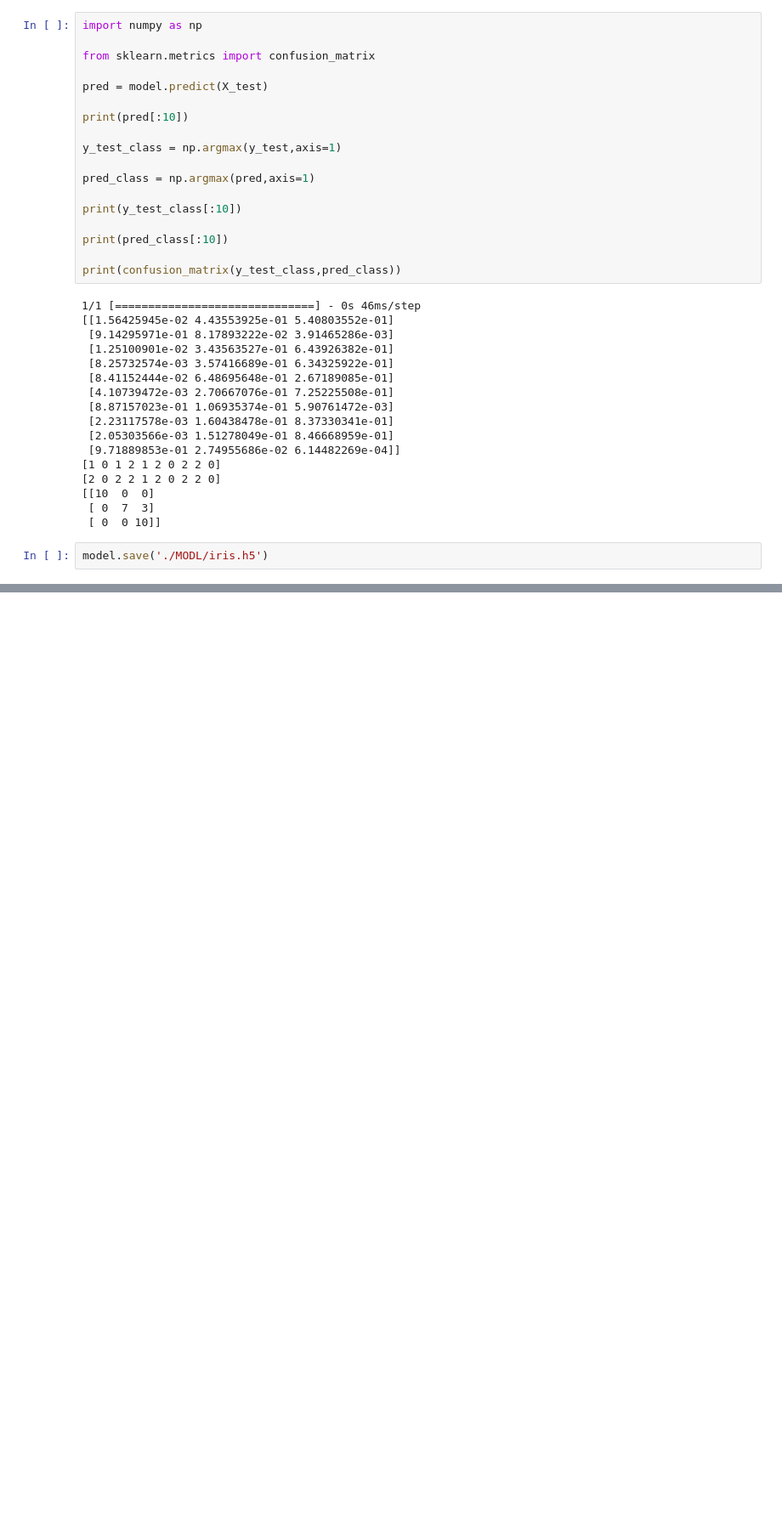
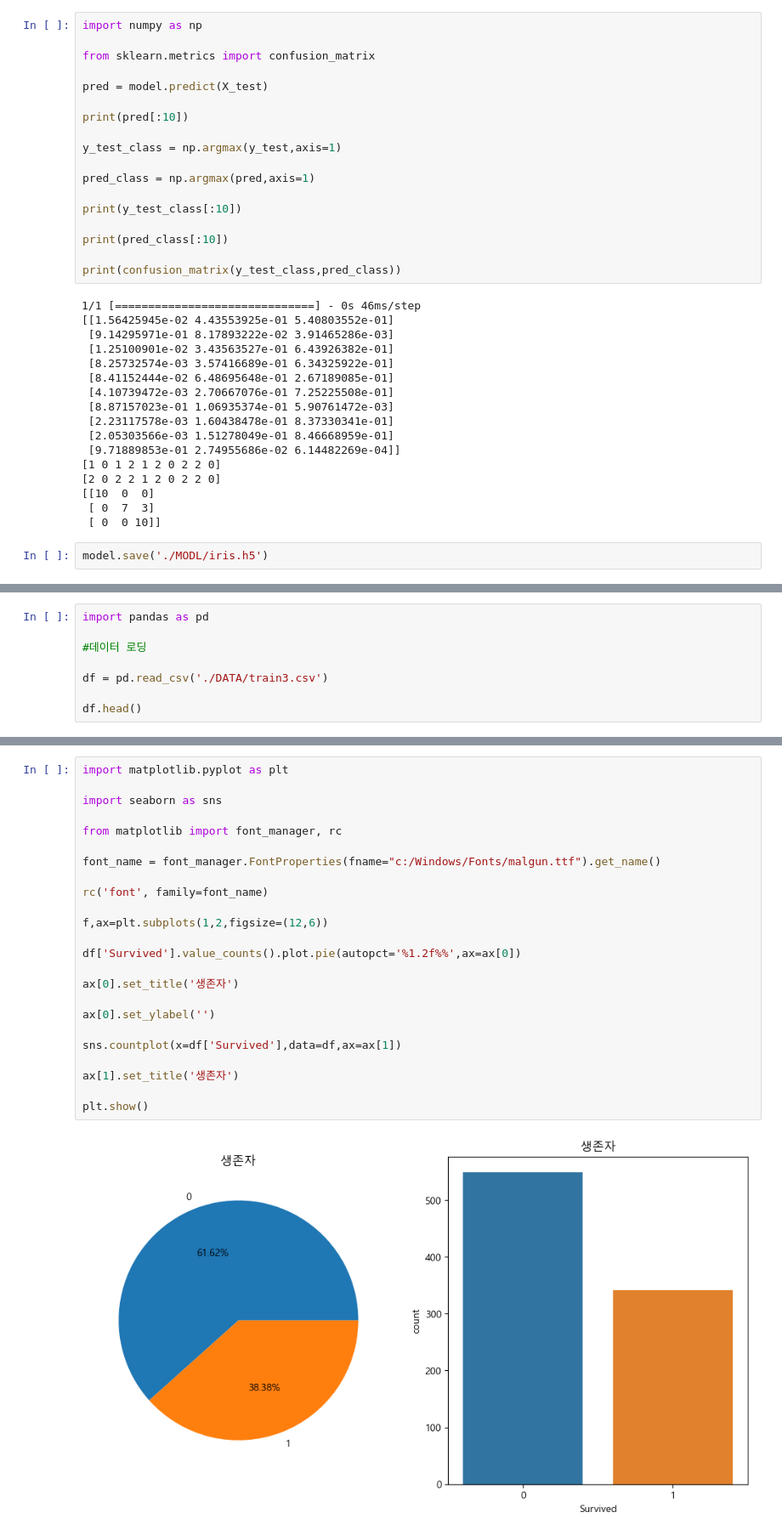
Before and after one commit to manki8908/Class_TJ_c22, a Jupyter notebook: python-인공신경망-tensorflow.ipynb, the cells around one changed output, grey strips where cells are left out. Shown at 85% size. Drawn from its saved outputs; the diff is of its cells as text; blank space fills up the shorter version.

```diff
--- a/python-인공신경망-tensorflow.ipynb
+++ b/python-인공신경망-tensorflow.ipynb
@@ -863,0 +954,8 @@ model.save('./MODL/iris.h5')
+# %%
+import pandas as pd
+
+#데이터 로딩
+
+df = pd.read_csv('./DATA/train3.csv')
+
+df.head()
@@ -863,0 +969,26 @@ model.save('./MODL/iris.h5')
+# %%
+import matplotlib.pyplot as plt
+
+import seaborn as sns
+
+from matplotlib import font_manager, rc
+
+font_name = font_manager.FontProperties(fname="c:/Windows/Fonts/malgun.ttf").get_name()
+
+rc('font', family=font_name)
+
+f,ax=plt.subplots(1,2,figsize=(12,6))
+
+df['Survived'].value_counts().plot.pie(autopct='%1.2f%%',ax=ax[0])
+
+ax[0].set_title('생존자')
+
+ax[0].set_ylabel('')
+
+sns.countplot(x=df['Survived'],data=df,ax=ax[1])
+
+ax[1].set_title('생존자')
+
+plt.show()
+# %% [output]
+[figure, added]
```
Also changed, not shown: parts of 32 cells of this notebook, 1 other file.
